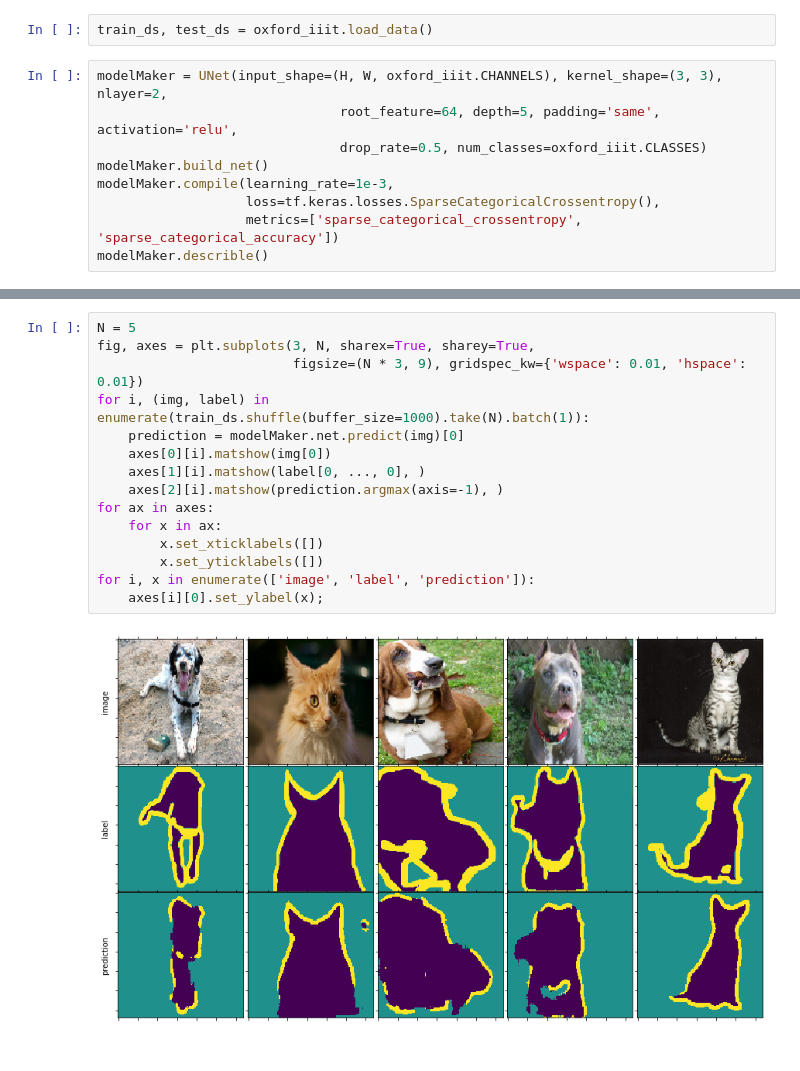
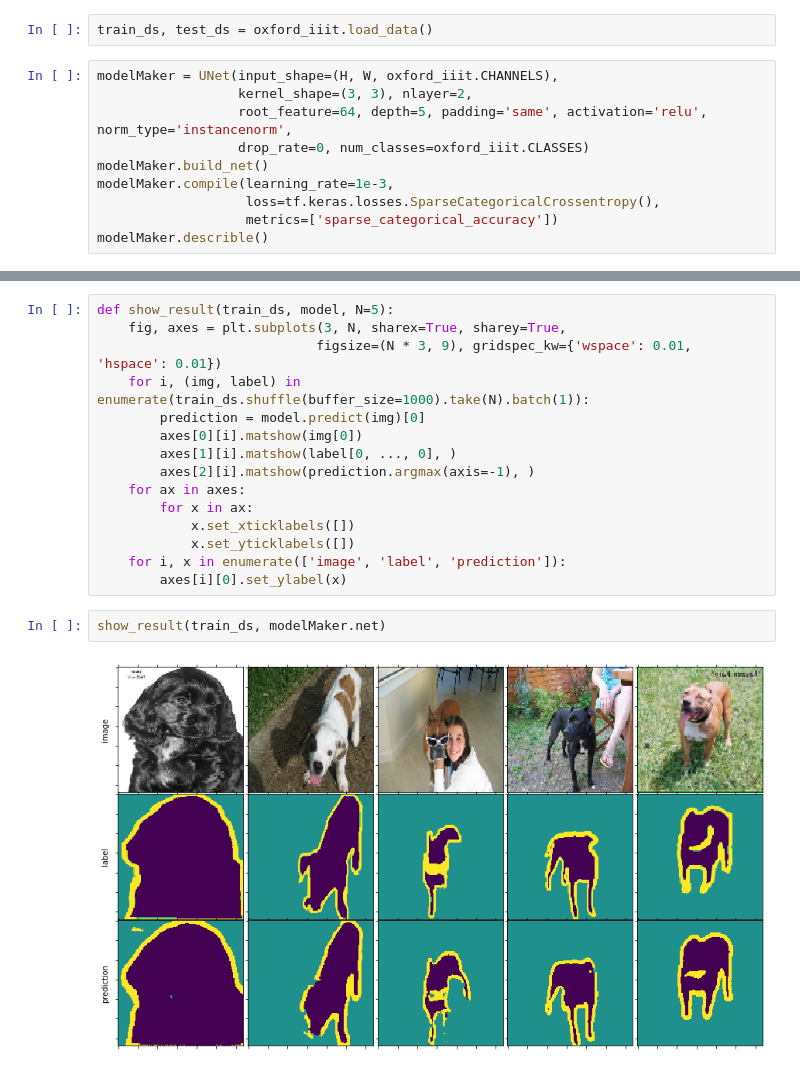
Before and after one commit to phylsix/dOD, a Jupyter notebook: notebooks/tf_oxford-iiit.ipynb, the cells around one changed output, grey strips where cells are left out. Drawn from its saved outputs; the diff is of its cells as text.

```diff
--- a/notebooks/tf_oxford-iiit.ipynb
+++ b/notebooks/tf_oxford-iiit.ipynb
@@ -17,13 +19,14 @@ H, W = oxford_iiit.IMAGE_SIZE
 # %%
 train_ds, test_ds = oxford_iiit.load_data()
 # %%
-modelMaker = UNet(input_shape=(H, W, oxford_iiit.CHANNELS), kernel_shape=(3, 3), nlayer=2,
-                               root_feature=64, depth=5, padding='same', activation='relu',
-                               drop_rate=0.5, num_classes=oxford_iiit.CLASSES)
+modelMaker = UNet(input_shape=(H, W, oxford_iiit.CHANNELS),
+                  kernel_shape=(3, 3), nlayer=2,
+                  root_feature=64, depth=5, padding='same', activation='relu', norm_type='instancenorm',
+                  drop_rate=0, num_classes=oxford_iiit.CLASSES)
 modelMaker.build_net()
 modelMaker.compile(learning_rate=1e-3,
                    loss=tf.keras.losses.SparseCategoricalCrossentropy(),
-                   metrics=['sparse_categorical_crossentropy', 'sparse_categorical_accuracy'])
+                   metrics=['sparse_categorical_accuracy'])
 modelMaker.describle()
 # %% [output]
 -------- input shape: (None, 128, 128, 3)
@@ -84,17 +95,19 @@ plt.show()
 # %%
-N = 5
-fig, axes = plt.subplots(3, N, sharex=True, sharey=True,
-                         figsize=(N * 3, 9), gridspec_kw={'wspace': 0.01, 'hspace': 0.01})
-for i, (img, label) in enumerate(train_ds.shuffle(buffer_size=1000).take(N).batch(1)):
-    prediction = modelMaker.net.predict(img)[0]
-    axes[0][i].matshow(img[0])
-    axes[1][i].matshow(label[0, ..., 0], )
-    axes[2][i].matshow(prediction.argmax(axis=-1), )
-for ax in axes:
-    for x in ax:
-        x.set_xticklabels([])
-        x.set_yticklabels([])
-for i, x in enumerate(['image', 'label', 'prediction']):
-    axes[i][0].set_ylabel(x);
+def show_result(train_ds, model, N=5):
+    fig, axes = plt.subplots(3, N, sharex=True, sharey=True,
+                            figsize=(N * 3, 9), gridspec_kw={'wspace': 0.01, 'hspace': 0.01})
+    for i, (img, label) in enumerate(train_ds.shuffle(buffer_size=1000).take(N).batch(1)):
+        prediction = model.predict(img)[0]
+        axes[0][i].matshow(img[0])
+        axes[1][i].matshow(label[0, ..., 0], )
+        axes[2][i].matshow(prediction.argmax(axis=-1), )
+    for ax in axes:
+        for x in ax:
+            x.set_xticklabels([])
+            x.set_yticklabels([])
+    for i, x in enumerate(['image', 'label', 'prediction']):
+        axes[i][0].set_ylabel(x)
-# %% [output]
-[figure, removed]
+# %%
+show_result(train_ds, modelMaker.net)
+# %% [output]
+[figure, added]
```
Also changed, not shown: parts of 6 cells of this notebook, 15 other files.
